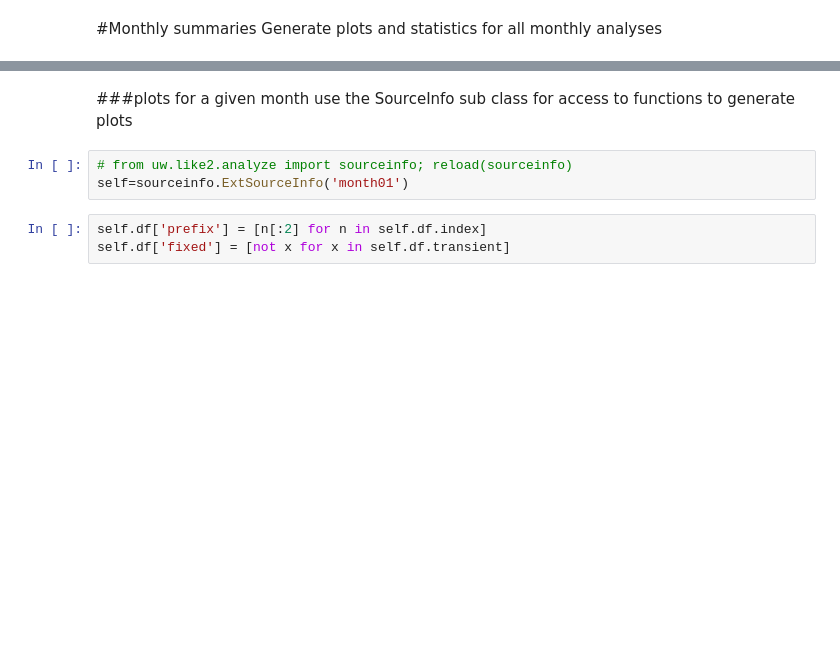
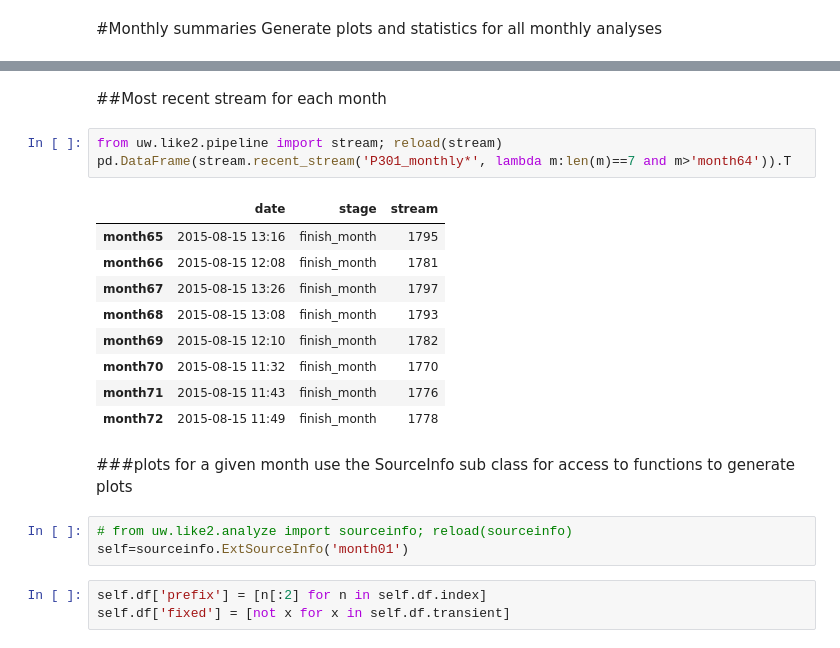
Before and after one commit to tburnett/Fermi-LAT, a Jupyter notebook: transients/Monthly summary plots.ipynb, the cells around one changed output, grey strips where cells are left out. Drawn from its saved outputs; the diff is of its cells as text; blank space fills up the shorter version.

```diff
--- a/transients/Monthly summary plots.ipynb
+++ b/transients/Monthly summary plots.ipynb
@@ -24,3 +23,18 @@ monthsdf.T
+# %% [markdown]
+##Most recent stream for each month
+# %%
+from uw.like2.pipeline import stream; reload(stream)
+pd.DataFrame(stream.recent_stream('P301_monthly*', lambda m:len(m)==7 and m>'month64')).T
+# %% [output]
+|  | date | stage | stream |
+| month65 | 2015-08-15 13:16 | finish_month | 1795 |
+| month66 | 2015-08-15 12:08 | finish_month | 1781 |
+| month67 | 2015-08-15 13:26 | finish_month | 1797 |
+| month68 | 2015-08-15 13:08 | finish_month | 1793 |
+| month69 | 2015-08-15 12:10 | finish_month | 1782 |
+| month70 | 2015-08-15 11:32 | finish_month | 1770 |
+| month71 | 2015-08-15 11:43 | finish_month | 1776 |
+| month72 | 2015-08-15 11:49 | finish_month | 1778 |
 # %% [markdown]
 ###plots for a given month
 use the SourceInfo sub class for access to functions to generate plots
```
Also changed, not shown: parts of 8 cells of this notebook, 4 other files.
